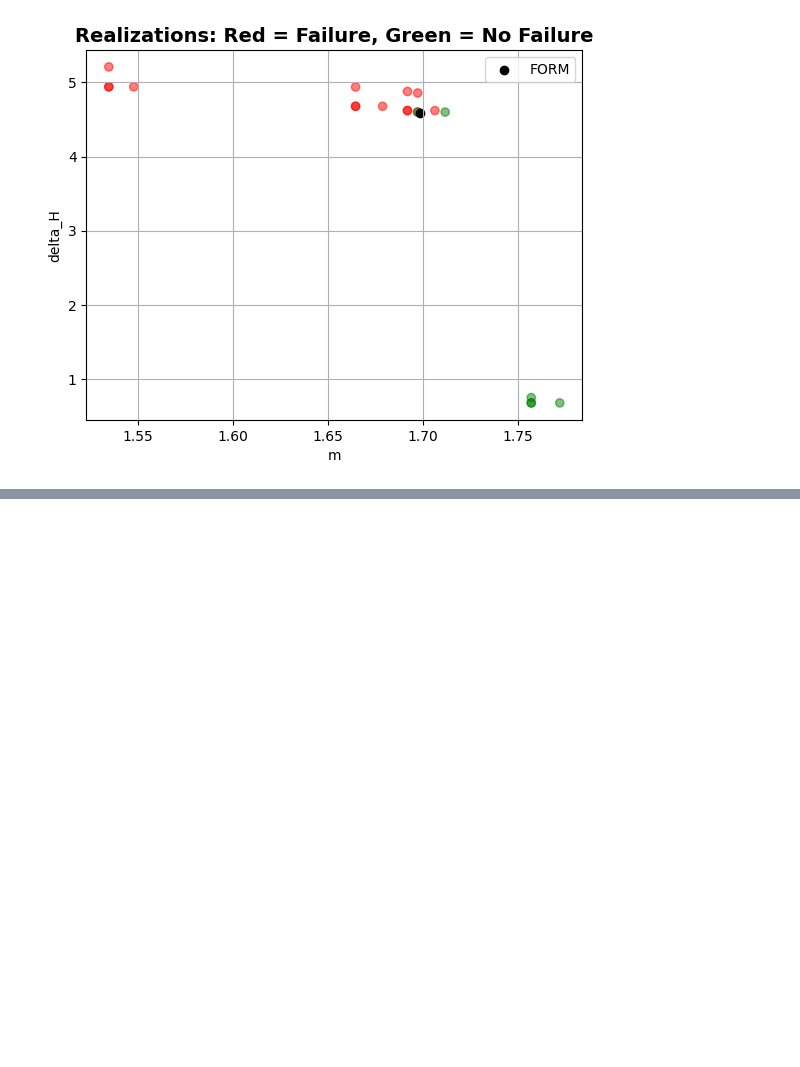
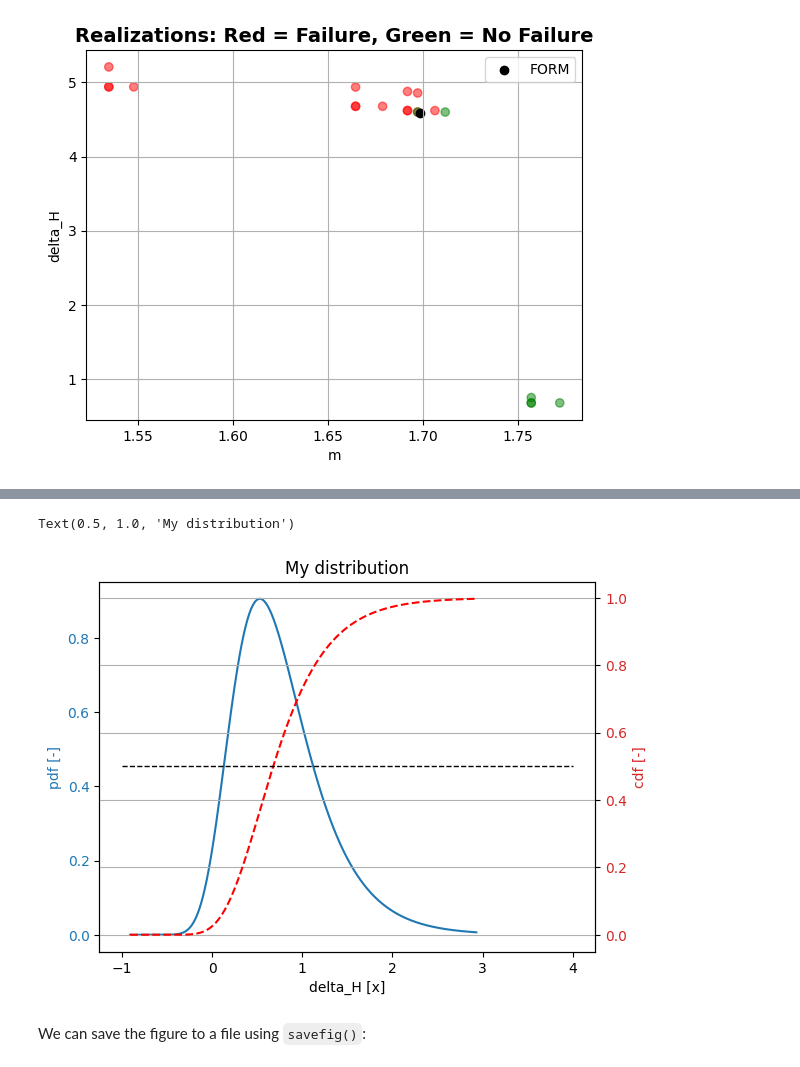
Before and after one commit to Deltares/ProbabilisticLibrary, a Jupyter notebook: sources/Deltares.Probabilistic.PWrapper.Notebooks/visualize_results.ipynb, the cells around one changed output, grey strips where cells are left out. Drawn from its saved outputs; the diff is of its cells as text; code cells hidden in the pictures; blank space fills up the shorter version.

```diff
--- a/sources/Deltares.Probabilistic.PWrapper.Notebooks/visualize_results.ipynb
+++ b/sources/Deltares.Probabilistic.PWrapper.Notebooks/visualize_results.ipynb
@@ -98,0 +117,10 @@ project.design_point.plot_realizations()
+# %%
+plt = project.variables["delta_H"].get_plot()
+plt.grid()
+plt.plot([-1.0, 4.0], [0.5, 0.5], 'k--', lw=1)
+plt.title("My distribution")
+# %% [output]
+Text(0.5, 1.0, 'My distribution')
+[figure, added]
+# %% [markdown]
+We can save the figure to a file using `savefig()`:
```
Also changed, not shown: parts of 7 cells of this notebook.
